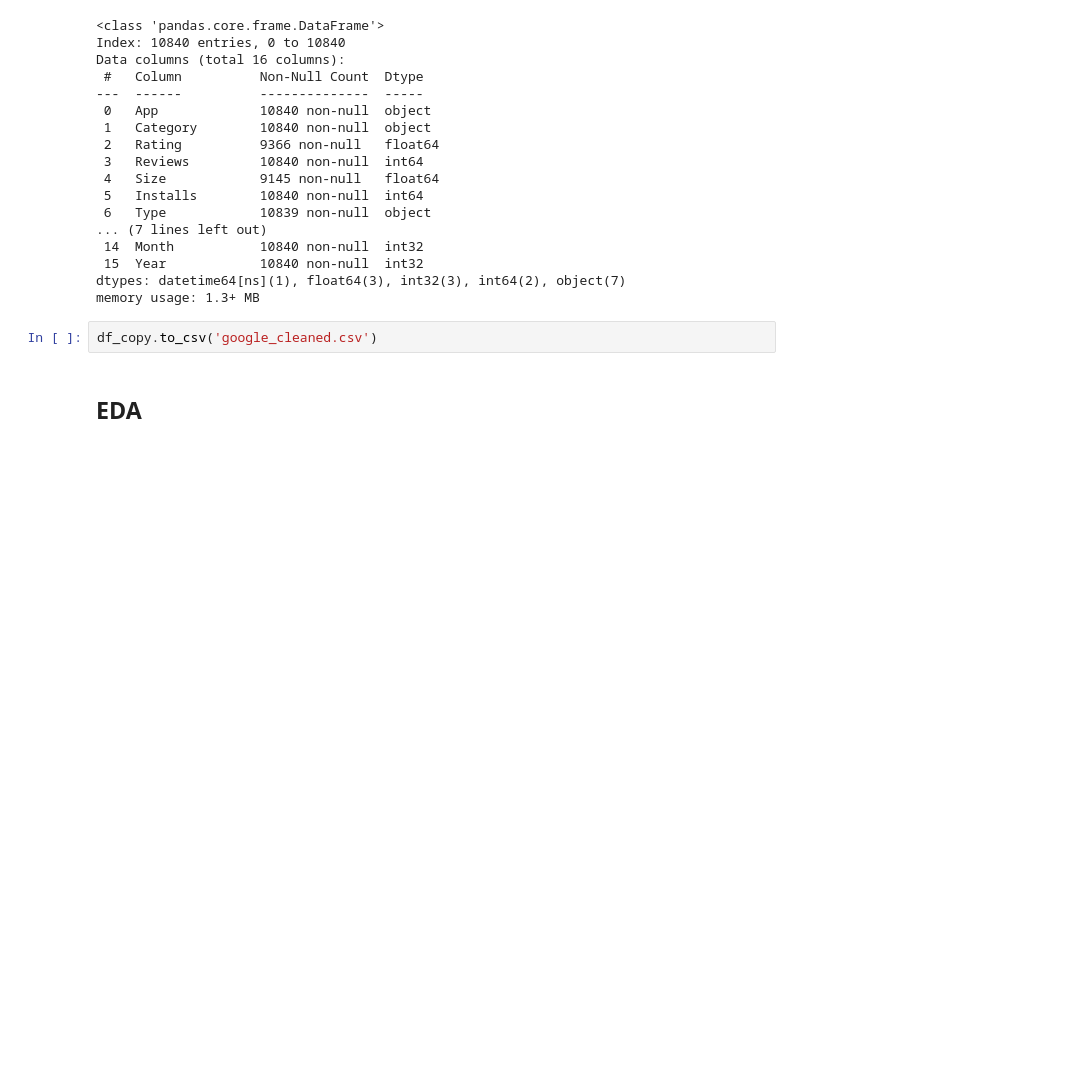
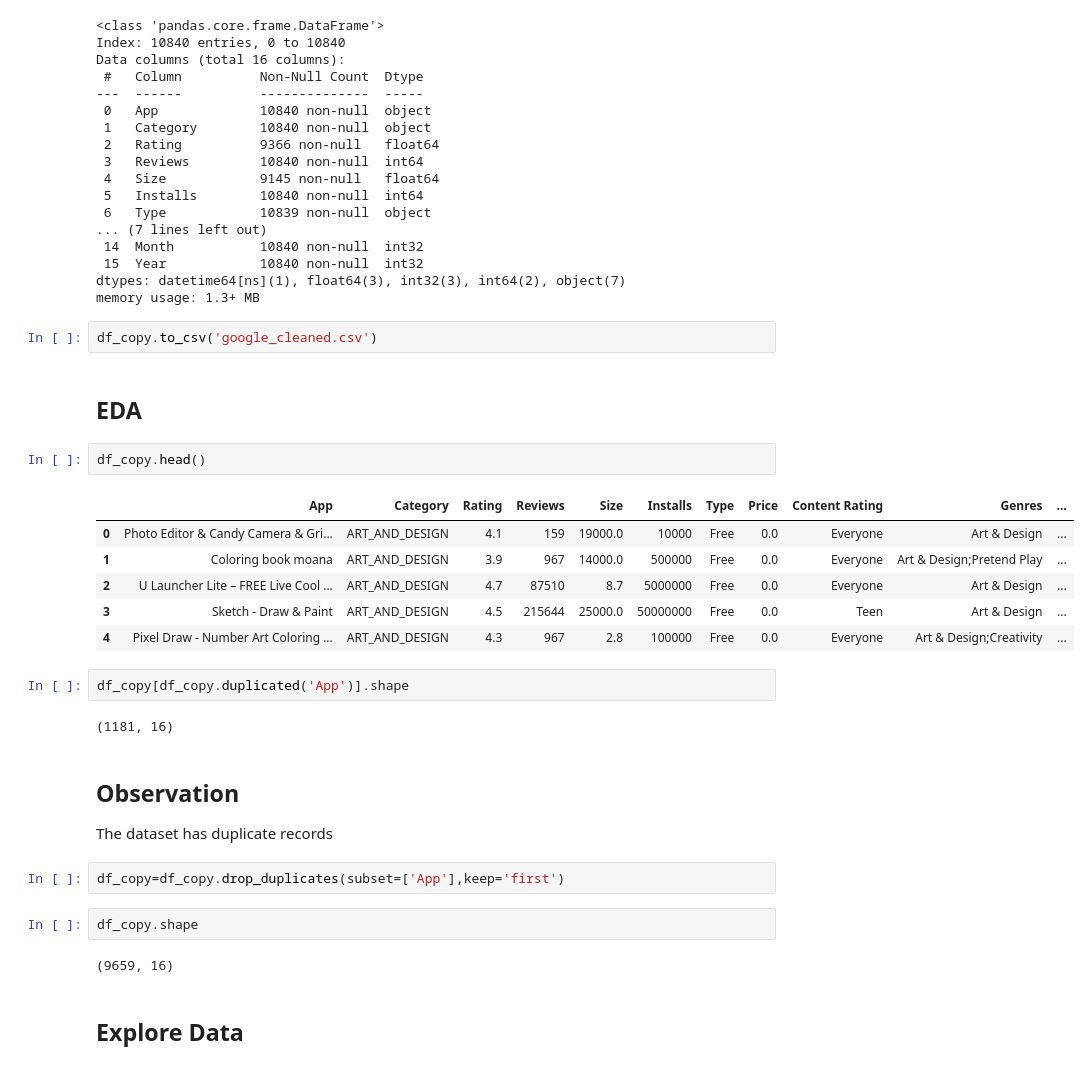
Before and after one commit to Lilavati25/google-playstore-eda, a Jupyter notebook: google-playstore-data-cleaning_eda.ipynb, the cells around one changed output. Saved outputs shown, nothing was run; the diff lists cells and outputs as text; blank space fills up the shorter version.

```diff
--- a/google-playstore-data-cleaning_eda.ipynb
+++ b/google-playstore-data-cleaning_eda.ipynb
@@ -307,3 +307,27 @@ memory usage: 1.3+ MB
 df_copy.to_csv('google_cleaned.csv')
 # %% [markdown]
 ## EDA
+# %%
+df_copy.head()
+# %% [output]
+|  | App | Category | Rating | Reviews | Size | Installs | Type | Price | Content Rating | Genres | ... |
+| 0 | Photo Editor & Candy Camera & Gri... | ART_AND_DESIGN | 4.1 | 159 | 19000.0 | 10000 | Free | 0.0 | Everyone | Art & Design | ... |
+| 1 | Coloring book moana | ART_AND_DESIGN | 3.9 | 967 | 14000.0 | 500000 | Free | 0.0 | Everyone | Art & Design;Pretend Play | ... |
+| 2 | U Launcher Lite – FREE Live Cool ... | ART_AND_DESIGN | 4.7 | 87510 | 8.7 | 5000000 | Free | 0.0 | Everyone | Art & Design | ... |
+| 3 | Sketch - Draw & Paint | ART_AND_DESIGN | 4.5 | 215644 | 25000.0 | 50000000 | Free | 0.0 | Teen | Art & Design | ... |
+| 4 | Pixel Draw - Number Art Coloring ... | ART_AND_DESIGN | 4.3 | 967 | 2.8 | 100000 | Free | 0.0 | Everyone | Art & Design;Creativity | ... |
+# %%
+df_copy[df_copy.duplicated('App')].shape
+# %% [output]
+(1181, 16)
+# %% [markdown]
+## Observation
+The dataset has duplicate records
+# %%
+df_copy=df_copy.drop_duplicates(subset=['App'],keep='first')
+# %%
+df_copy.shape
+# %% [output]
+(9659, 16)
+# %% [markdown]
+## Explore Data
```
Also changed, not shown: parts of 10 cells of this notebook.
